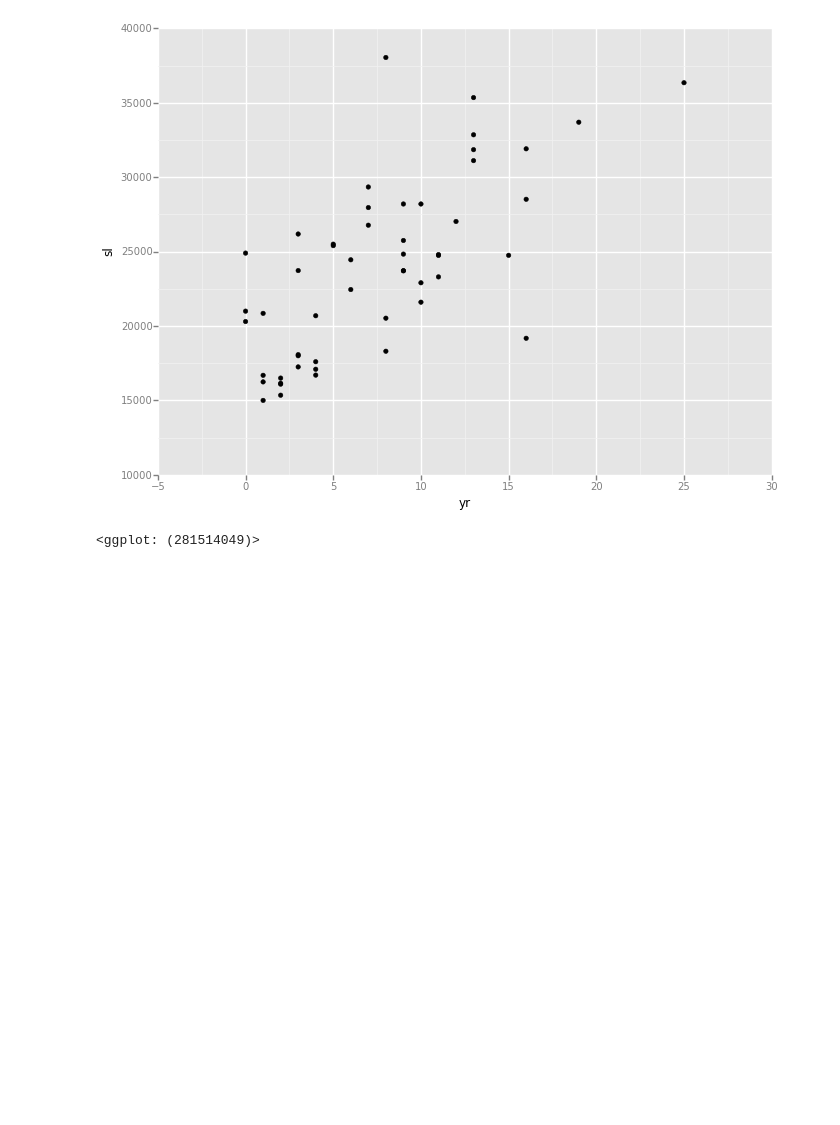
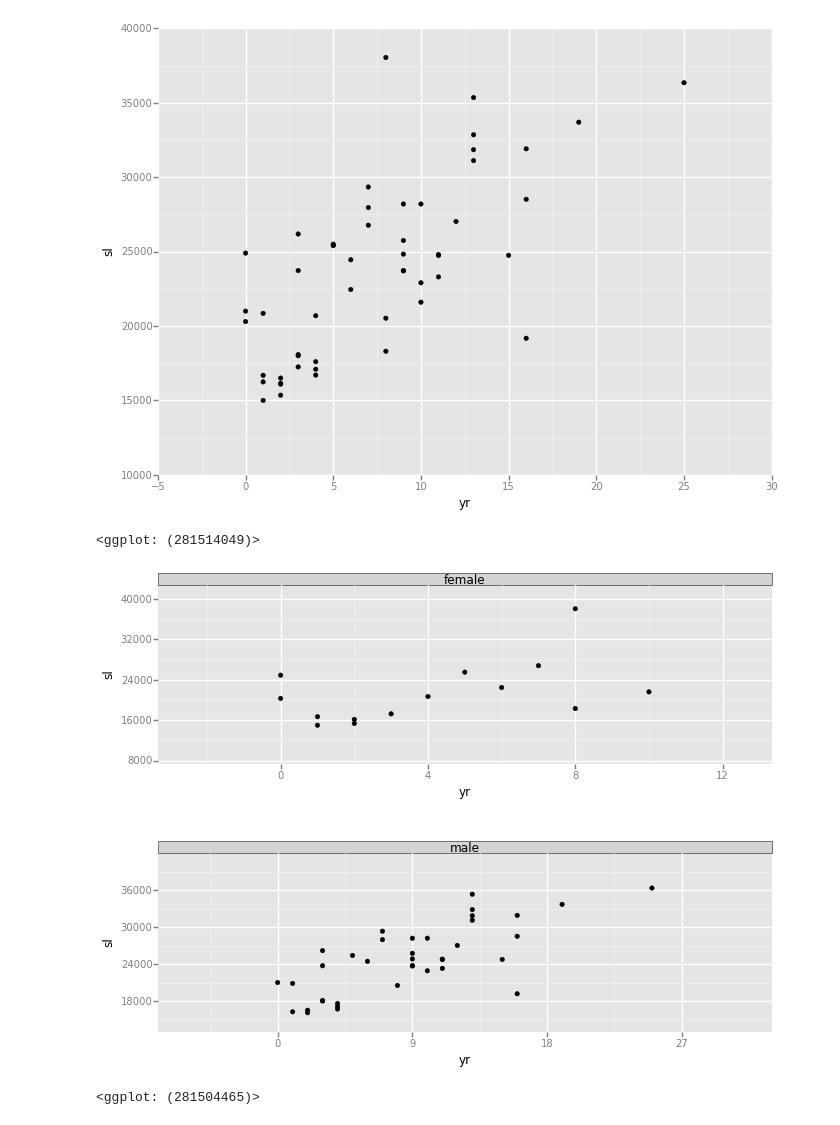
Before and after one commit to asbhat/data-science-class, a Jupyter notebook: linear-regression/Linear Regression.ipynb, the cells around one changed output. Saved outputs shown, nothing was run; the diff lists cells and outputs as text; code cells hidden in the pictures; blank space fills up the shorter version.

```diff
--- a/linear-regression/Linear Regression.ipynb
+++ b/linear-regression/Linear Regression.ipynb
@@ -21,3 +21,8 @@ ggplot(data, aes(x='yr', y='sl')) + geom_point()
 # %% [output]
 [figure]
 <ggplot: (281514049)>
+# %%
+ggplot(data, aes(x='yr', y='sl')) + geom_point() + facet_wrap('sx')
+# %% [output]
+[figure, added]
+<ggplot: (281504465)>
```
Also changed, not shown: parts of 25 cells of this notebook.
